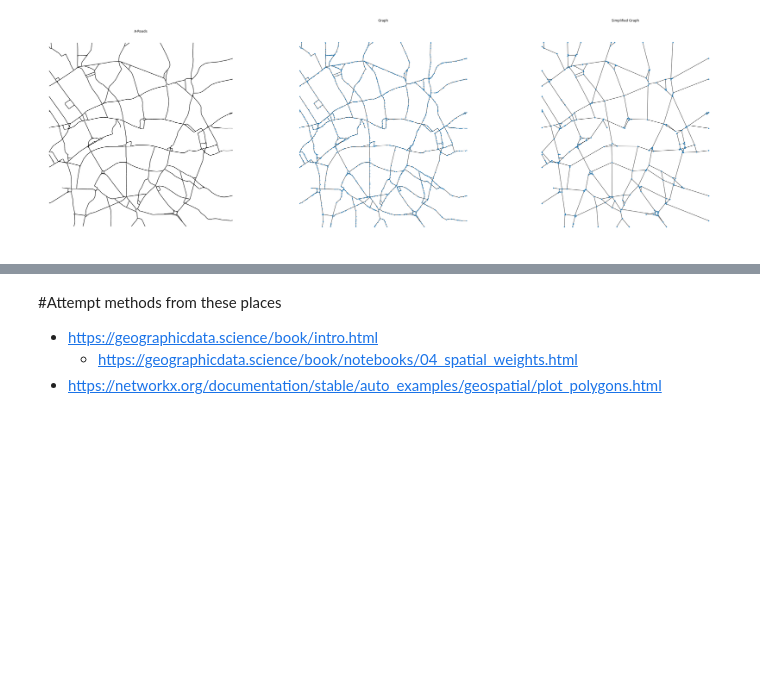
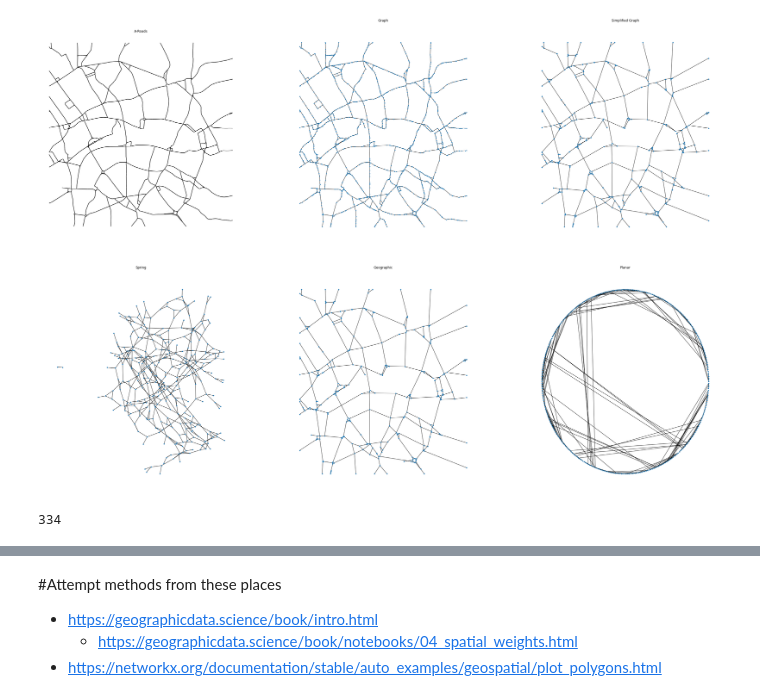
Before and after one commit to richardkappa/GeoData, a Jupyter notebook: Investigations/Graphs and Networks.ipynb, the cells around one changed output, grey strips where cells are left out. Drawn from its saved outputs; the diff is of its cells as text; code cells hidden in the pictures; blank space fills up the shorter version.

Commit message:
Added in network processing and tidied up the code

```diff
--- a/Investigations/Graphs and Networks.ipynb
+++ b/Investigations/Graphs and Networks.ipynb
@@ -50,5 +47,6 @@ def remove_multipart(in_gdf):
     gdf = gdf_a.append(gdf_b)
     return gdf
 # %%
-G = momepy.gdf_to_nx(remove_multipart(A_Road), approach="primal", angles=True, length="Length")
+#Convert the geodata frame data for a roads into a networkx graph
+G = momepy.gdf_to_nx(remove_multipart(A_Road), approach="primal", length="Length")
 # %%
@@ -77 +66,33 @@ for node in nodes_to_remove:
+# %%
+#Remove the nodes where there isn't a junction with another A road.
+G2 = G.copy()
+
+# 1) get two edges going into that node
+# 2) get the lengths of this node
+# 3) get the end points that aren't the node
+# 4) make a new edge with these details
+# 5) drop the old node
+
+for node in list(G2.nodes()):
+    if G2.degree(node) == 2:
+        # 1) get two edges going into that node
+        ed = list(G2.edges(node))
+
+        # 2) get the lengths of this node
+        length_1 = list(G2.edges(node,data=True))[0][2]['Length']
+        length_2 = list(G2.edges(node,data=True))[1][2]['Length']
+
+        # 3) get the end points that aren't the node
+        if ed[0][0]==node:
+            start = ed[0][1]
+        else:
+            start = ed[0][0]
+
+        if ed[1][0]==node:
+            end = ed[1][1]
+        else:
+            end = ed[1][0]
+
+        G2.add_edge(start, end, Length=length_1+length_2)
+        G2.remove_node(node)
 # %%
@@ -87,3 +109,19 @@ nx.draw(G, positions, ax=ax[1], node_size=5)
 nx.draw(G2, positions, ax=ax[2], node_size=10)
 # %% [output]
 [figure]
+# %%
+positions = {n: [n[0], n[1]] for n in list(G2.nodes)}
+
+f, ax = plt.subplots(1,3, figsize=(45, 15))
+for i, facet in enumerate(ax):
+    facet.set_title(("Spring", "Geographic", "Planar")[i])
+    facet.axis("off")
+nx.draw_spring(G2, ax=ax[0], node_size=10)
+nx.draw(G2, positions, ax=ax[1], node_size=10)
+nx.draw_circular(G2, ax=ax[2], node_size=10)
+# %% [output]
+[figure, added]
+# %%
+G2.number_of_nodes()
+# %% [output]
+334
```
Also changed, not shown: parts of 13 cells of this notebook.
